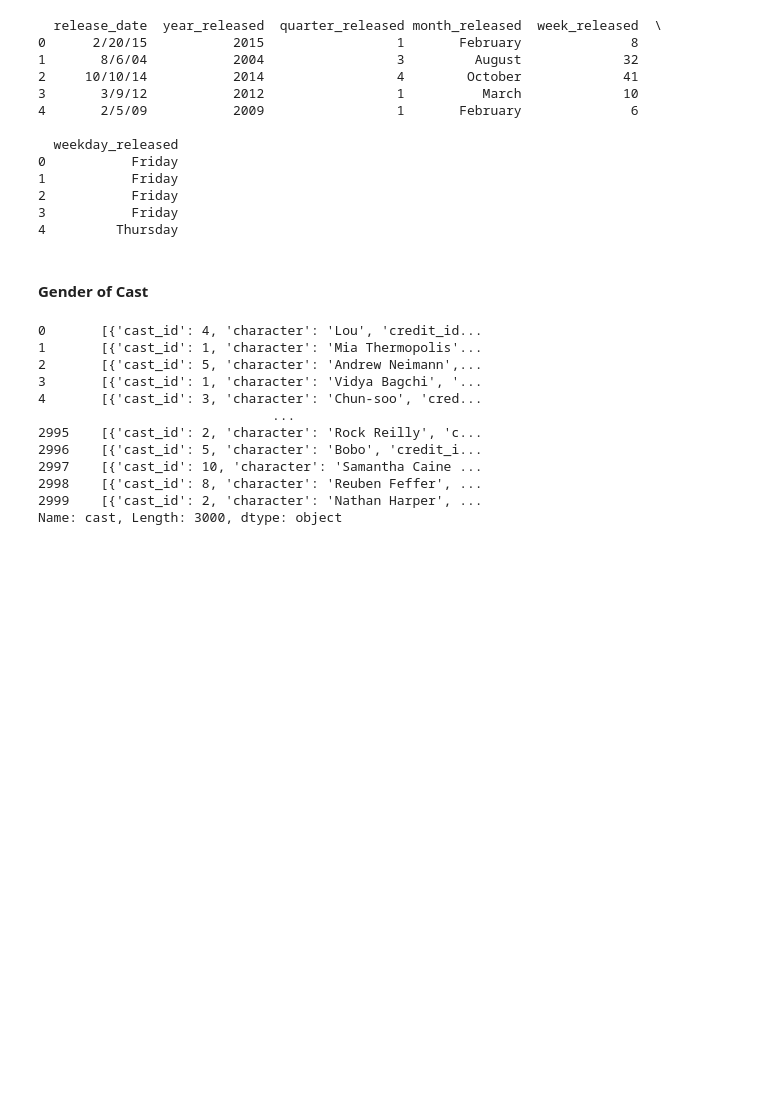
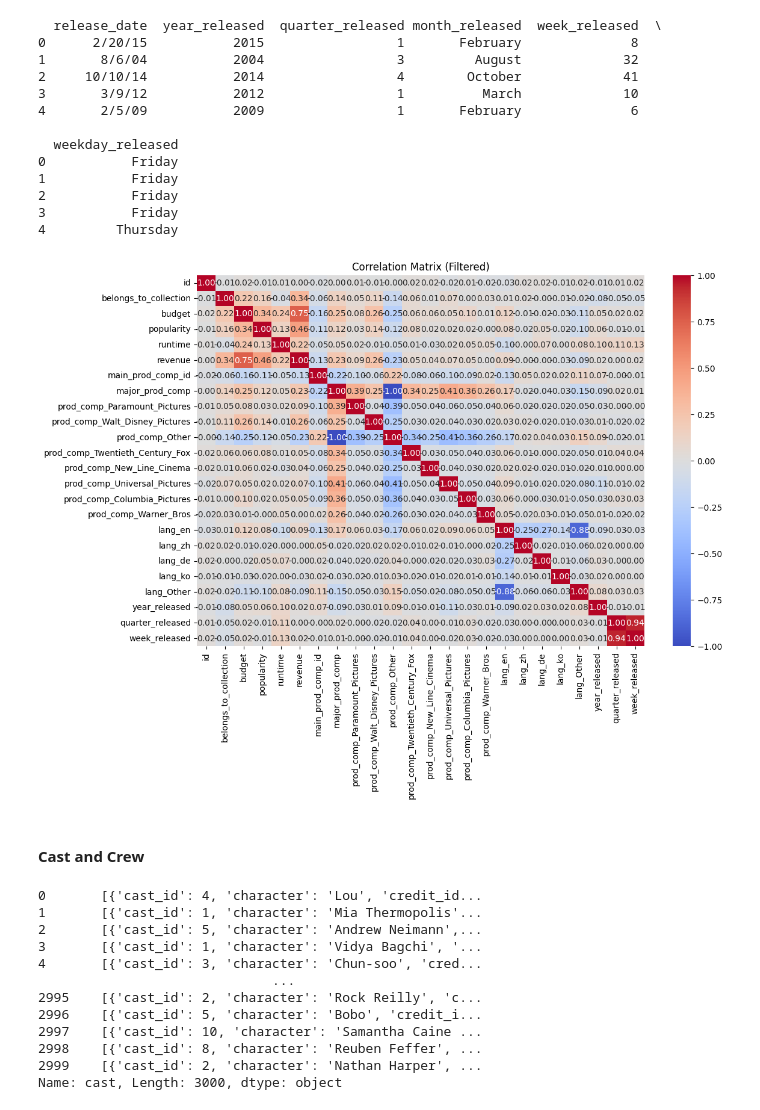
Before and after one commit to 1oannis/tmdb-machine-learning, a Jupyter notebook: tmdb.ipynb, the cells around one changed output. Cells and saved outputs as stored; diff of their text form; code cells hidden in the pictures; blank space fills up the shorter version.

```diff
--- a/tmdb.ipynb
+++ b/tmdb.ipynb
@@ -765,8 +809,24 @@ print(train[['release_date', 'year_released', 'quarter_released', 'month_release
 # fig = px.bar(train, x='weekday_released', y='revenue', color='weekday_released', title='Revenue by weekday released', barmode='group', category_orders={'weekday_released': ['Monday', 'Tuesday', 'Wednesday', 'Thursday', 'Friday', 'Saturday', 'Sunday']})
 # fig.update_layout(yaxis=dict(tickvals=[0, 10000000, 20000000, 30000000], ticktext=['$0', '$10', '$20', '$30']))
 # fig.show()
+# %%
+# Select only numeric columns for correlation matrix
+numeric_cols = train.select_dtypes(include=[np.number])
+
+# Calculate the correlation matrix
+corr_matrix = numeric_cols.corr()
+
+# Filter the correlation matrix to include only variables with correlation higher than 0.1 with revenue
+filtered_corr_matrix = corr_matrix[corr_matrix['revenue'].abs() >= 0]
+
+plt.figure(figsize=(12, 8))
+sns.heatmap(filtered_corr_matrix, annot=True, fmt=".2f", cmap="coolwarm")
+plt.title('Correlation Matrix (Filtered)')
+plt.show()
+# %% [output]
+[figure, added]
 # %% [markdown]
-#### Gender of Cast
+#### Cast and Crew
 # %%
 print(train['cast'])
 # %% [output]
```
Also changed, not shown: parts of 15 cells of this notebook.
